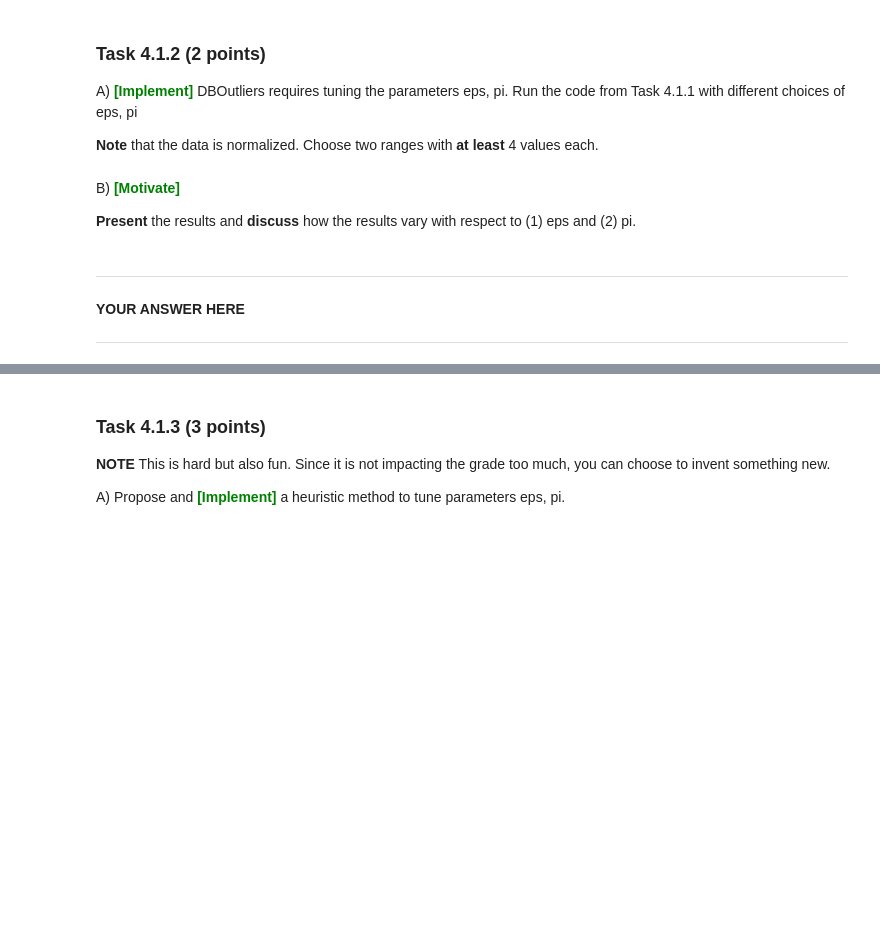
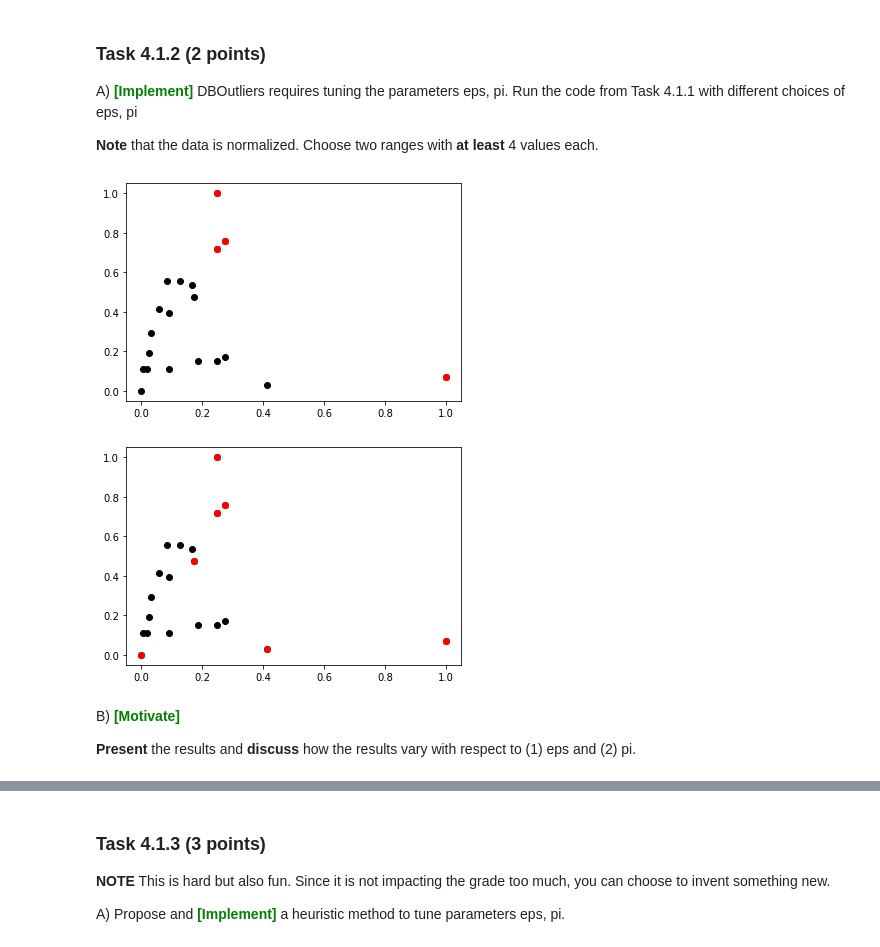
Before and after one commit to annesparks/dm23_handins, a Jupyter notebook: handins/handin1.ipynb, the cells around one changed output, grey strips where cells are left out. Drawn from its saved outputs; the diff is of its cells as text; code cells hidden in the pictures; blank space fills up the shorter version.

Commit message:
fixed 1.1.4, done 3.2, 4.1.1 (need to figure out dataset for 4.1.2

```diff
--- a/handins/handin1.ipynb
+++ b/handins/handin1.ipynb
@@ -1425,11 +1301,3 @@ X_norm = (X_small - X_small.min(0)) / X_small.ptp(0)
 We will now compare two outlier detection techniques.
 ### Task 4.1.1 (6 points)
 <span style='color: green'>**\[Implement\]**</span> a simple distance-based outlier detector. This is the distance-based outlier detection from the lectures, where a point is considered an outlier if at most a fraction $pi$ of the other points have a distance less of than $eps$ to it.
-# %%
-def DBOutliers(X, eps, pi):
-    outliers = None
-    ### YOUR STARTS CODE HERE
-
-
-    ### YOUR CODE ENDS HERE
-    return outliers
@@ -1436,3 +1306,20 @@ def DBOutliers(X, eps, pi):
+# %%
+def distance(x,y):
+    return ((x[1]-y[1])**2 + (x[0]-y[0])**2)**0.5
+
+def DBOutliers(X, eps, pi):
+    outliers = []
+    length = len(X)-1
+    for x in X:
+        neighbours = []
+        for neighbour in X:
+            if np.array_equal(x, neighbour):
+                continue
+            if distance(x, neighbour) <= eps:
+                neighbours.append(neighbour)
+        if len(neighbours)/length <= pi:
+            outliers.append(list(x))
+    return outliers
 # %% [markdown]
 ### Task 4.1.2 (2 points)
 A) <span style='color: green'>**\[Implement\]**</span>
@@ -1446,8 +1329,21 @@ DBOutliers requires tuning the parameters eps, pi. Run the code from Task 4.1.1
+# %%
+def plotDBOutliers(X, outliers, title):
+    plt.plot(X[:,0], X[:,1], 'o', color='black')
+    outliers_0 = [outlier[0] for outlier in outliers]
+    outliers_1 = [outlier[1] for outlier in outliers]
+    plt.plot(outliers_0,outliers_1,  'o', color='red')
+    plt.title(title)
+    plt.show()
+# %%
+outliers_1 = DBOutliers(X_norm, 0.5,0.5)
+plotDBOutliers(X_norm, outliers_1)
+
+outliers_2 = DBOutliers(X_norm, 0.3,0.4)
+plotDBOutliers(X_norm, outliers_2)
+# %% [output]
+[figure, added]
+[figure, added]
 # %% [markdown]
 B) <span style='color: green'>**\[Motivate\]**</span><br>
 
 **Present** the results  and **discuss** how the results vary with respect to (1) eps and (2) pi.
-# %% [markdown]
-*******************
-**YOUR ANSWER HERE**
-******************
```
Also changed, not shown: parts of 30 cells of this notebook.
